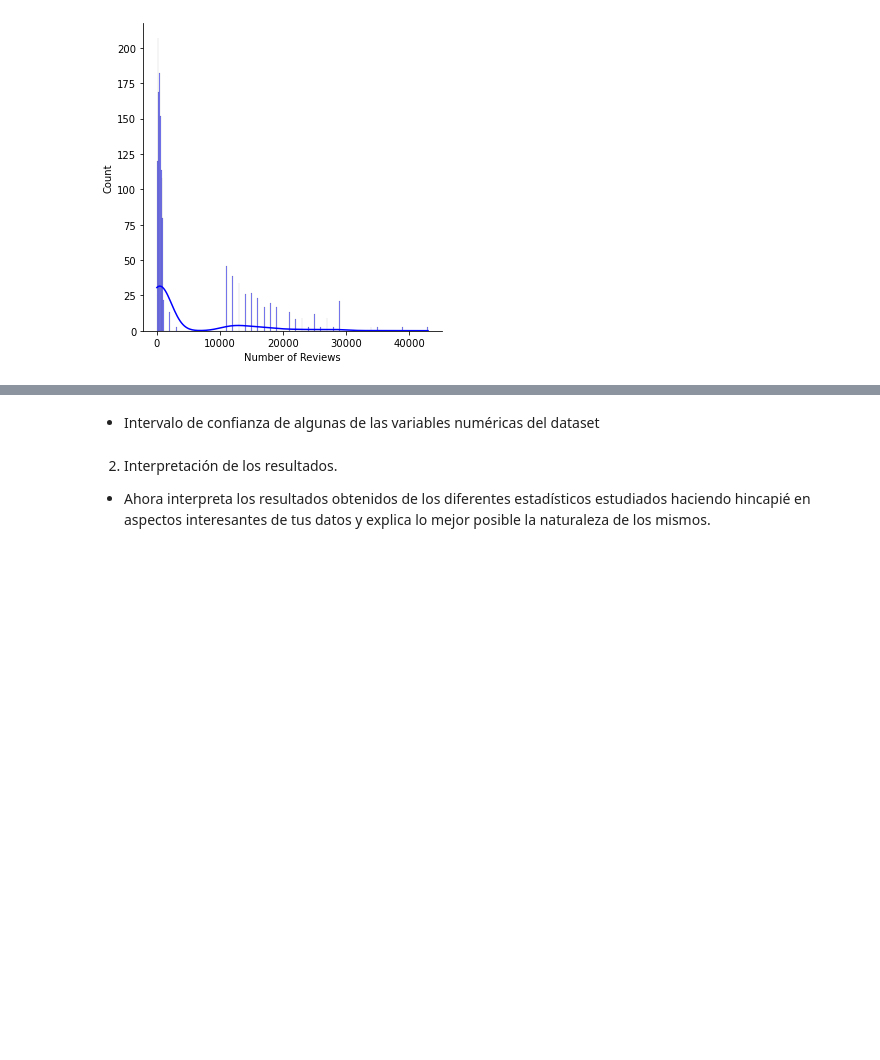
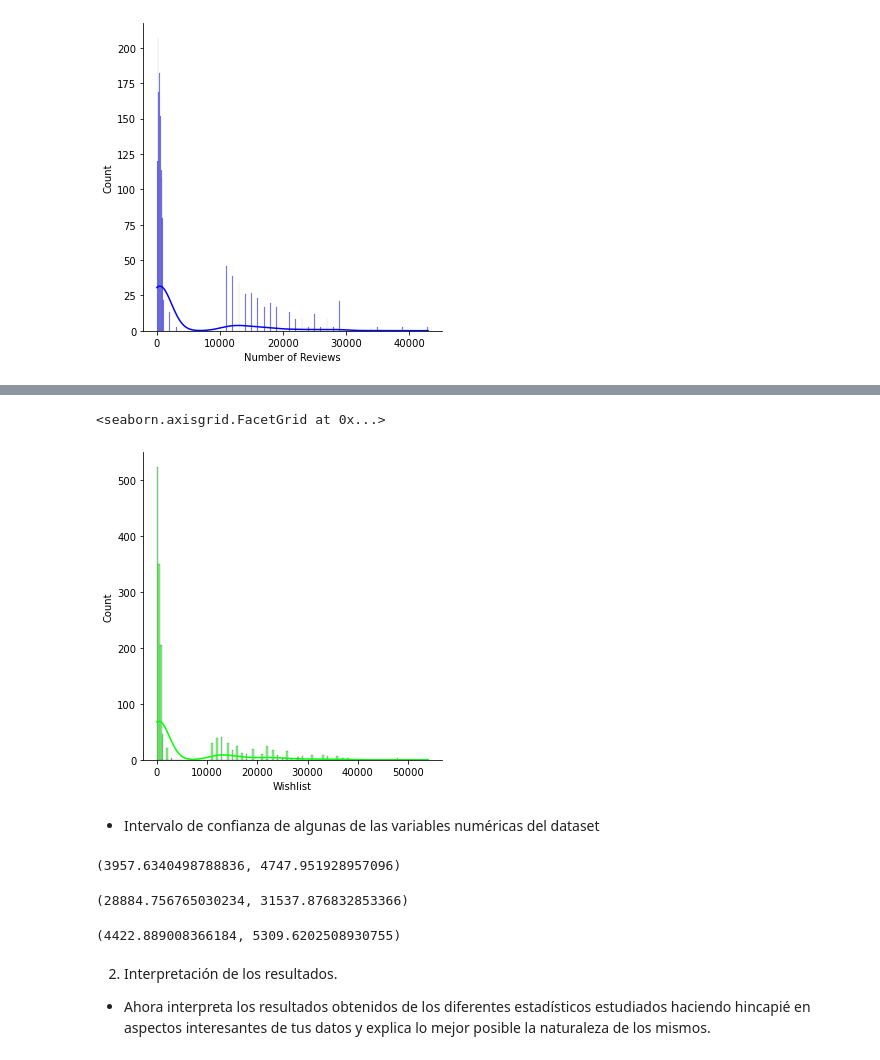
Before and after one commit to Adalab/promo-d-da-modulo2-sprint1-cristina-lidya, a Jupyter notebook: estadistica/estadistica-leccion3-contingencia-correlacion.ipynb, the cells around one changed output, grey strips where cells are left out. Cells and saved outputs as stored; diff of their text form; code cells hidden in the pictures; blank space fills up the shorter version.

```diff
--- a/estadistica/estadistica-leccion3-contingencia-correlacion.ipynb
+++ b/estadistica/estadistica-leccion3-contingencia-correlacion.ipynb
@@ -122,5 +134,28 @@ sns.displot(games["Number of Reviews"], color = "b", kde = True)
+# %%
+sns.displot(games["Wishlist"], color = "lime", kde = True)
+# %% [output]
+<seaborn.axisgrid.FacetGrid at 0x...>
+[figure, added]
 # %% [markdown]
 - Intervalo de confianza de algunas de las variables numéricas del dataset
+# %%
+# El tamaño de la muestra es 1512. Establecemos un nivel de confianza de 95%.
+
+
+intervalo_confianza_nr = st.t.interval(alpha=0.95, df=len(games["Number of Reviews"]), loc = np.mean(games["Number of Reviews"]), scale = st.sem(games["Number of Reviews"]))
+intervalo_confianza_nr
+# %% [output]
+(3957.6340498788836, 4747.951928957096)
+# %%
+intervalo_confianza_pl = st.t.interval(alpha=0.95, df=len(games["Plays"]), loc = np.mean(games["Plays"]), scale = st.sem(games["Plays"]))
+intervalo_confianza_pl
+# %% [output]
+(28884.756765030234, 31537.876832853366)
+# %%
+intervalo_confianza_wl = st.t.interval(alpha=0.95, df=len(games["Wishlist"]), loc = np.mean(games["Wishlist"]), scale = st.sem(games["Wishlist"]))
+intervalo_confianza_wl
+# %% [output]
+(4422.889008366184, 5309.6202508930755)
 # %% [markdown]
 2. Interpretación de los resultados.
 - Ahora interpreta los resultados obtenidos de los diferentes estadísticos estudiados haciendo hincapié en aspectos interesantes de tus datos y explica lo mejor posible la naturaleza de los mismos.
```
Also changed, not shown: parts of 9 cells of this notebook, 1 other file.
